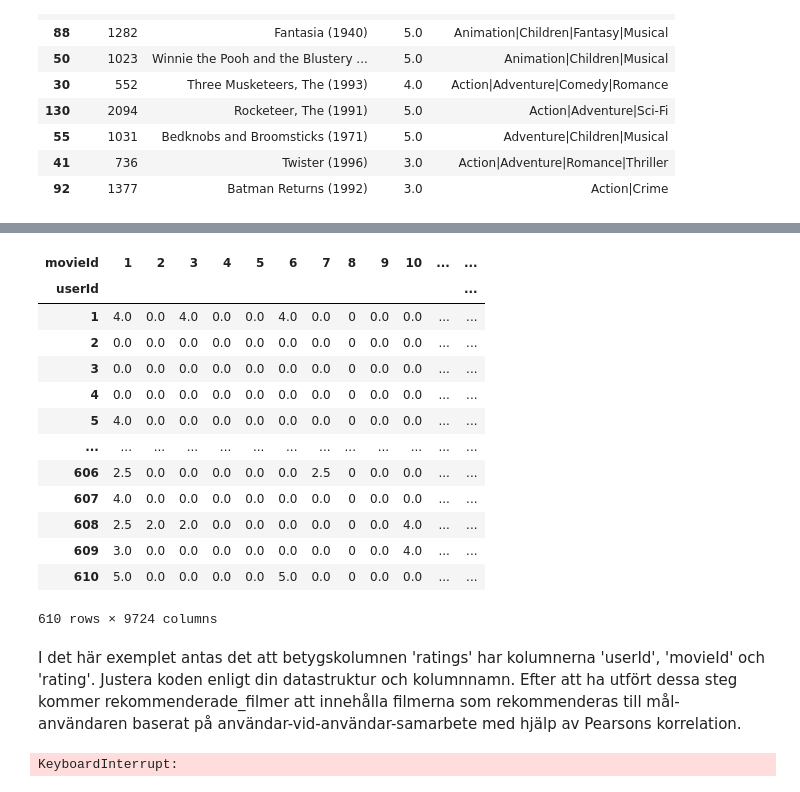
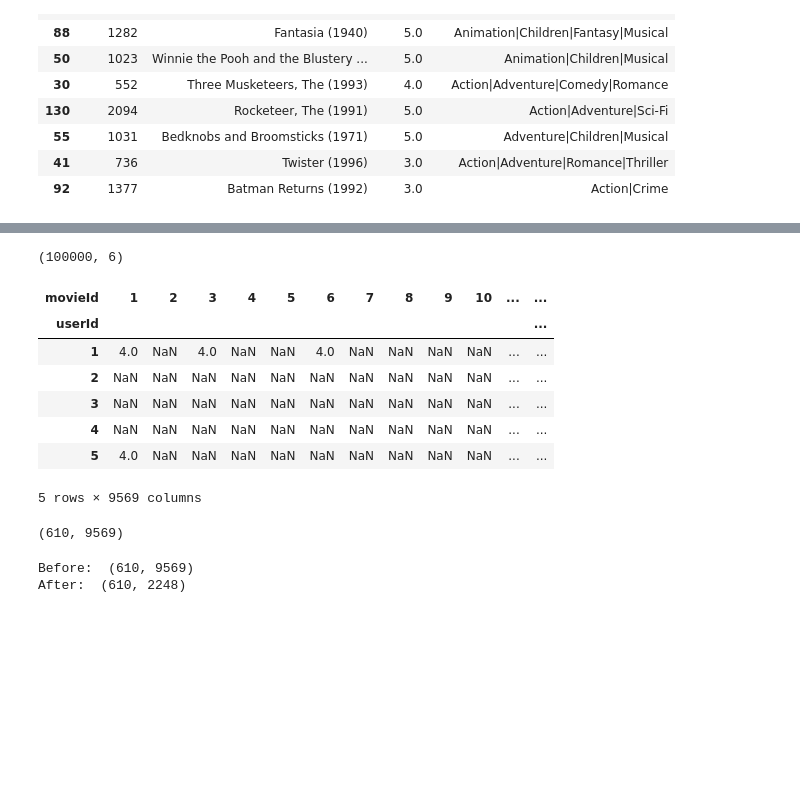
Before and after one commit to Ammar-Man/P1_2023_Decision, a Jupyter notebook: final_project.ipynb, the cells around one changed output, grey strips where cells are left out. Saved outputs shown, nothing was run; the diff lists cells and outputs as text; code cells hidden in the pictures; blank space fills up the shorter version.

```diff
--- a/final_project.ipynb
+++ b/final_project.ipynb
@@ -195,0 +210,5 @@ filtered_df
+# %%
+songs = df
+songs.isnull().sum()
+songsp = songs.transpose()
+songsp.head()
@@ -196,19 +223,17 @@ filtered_df
+# %%
+songstrain = songs.drop(labels = range(100000,100836), axis = 0)
+songstrain.shape
+# %% [output]
+(100000, 6)
 # %%
-# Assuming df is your DataFrame
-user_item_matrix = df.pivot_table(index='userId', columns='movieId', values='rating', fill_value=0)
-user_item_matrix
+songsp = songstrain.pivot_table(index=["userId"],columns=["movieId"],values="rating")
+songsp.head()
 # %% [output]
 | movieId | 1 | 2 | 3 | 4 | 5 | 6 | 7 | 8 | 9 | 10 | ... | ... |
 | userId |  |  |  |  |  |  |  |  |  |  |  | ... |
-| 1 | 4.0 | 0.0 | 4.0 | 0.0 | 0.0 | 4.0 | 0.0 | 0 | 0.0 | 0.0 | ... | ... |
-| 2 | 0.0 | 0.0 | 0.0 | 0.0 | 0.0 | 0.0 | 0.0 | 0 | 0.0 | 0.0 | ... | ... |
-| 3 | 0.0 | 0.0 | 0.0 | 0.0 | 0.0 | 0.0 | 0.0 | 0 | 0.0 | 0.0 | ... | ... |
-| 4 | 0.0 | 0.0 | 0.0 | 0.0 | 0.0 | 0.0 | 0.0 | 0 | 0.0 | 0.0 | ... | ... |
-| 5 | 4.0 | 0.0 | 0.0 | 0.0 | 0.0 | 0.0 | 0.0 | 0 | 0.0 | 0.0 | ... | ... |
-| ... | ... | ... | ... | ... | ... | ... | ... | ... | ... | ... | ... | ... |
-| 606 | 2.5 | 0.0 | 0.0 | 0.0 | 0.0 | 0.0 | 2.5 | 0 | 0.0 | 0.0 | ... | ... |
-| 607 | 4.0 | 0.0 | 0.0 | 0.0 | 0.0 | 0.0 | 0.0 | 0 | 0.0 | 0.0 | ... | ... |
-| 608 | 2.5 | 2.0 | 2.0 | 0.0 | 0.0 | 0.0 | 0.0 | 0 | 0.0 | 4.0 | ... | ... |
-| 609 | 3.0 | 0.0 | 0.0 | 0.0 | 0.0 | 0.0 | 0.0 | 0 | 0.0 | 4.0 | ... | ... |
-| 610 | 5.0 | 0.0 | 0.0 | 0.0 | 0.0 | 5.0 | 0.0 | 0 | 0.0 | 0.0 | ... | ... |
+| 1 | 4.0 | NaN | 4.0 | NaN | NaN | 4.0 | NaN | NaN | NaN | NaN | ... | ... |
+| 2 | NaN | NaN | NaN | NaN | NaN | NaN | NaN | NaN | NaN | NaN | ... | ... |
+| 3 | NaN | NaN | NaN | NaN | NaN | NaN | NaN | NaN | NaN | NaN | ... | ... |
+| 4 | NaN | NaN | NaN | NaN | NaN | NaN | NaN | NaN | NaN | NaN | ... | ... |
+| 5 | 4.0 | NaN | NaN | NaN | NaN | NaN | NaN | NaN | NaN | NaN | ... | ... |
-610 rows × 9724 columns
+5 rows × 9569 columns
@@ -241,26 +239,0 @@ recommended_movies = movies_liked_by_similar_users[~movies_liked_by_similar_user
-# %% [markdown]
-I det här exemplet antas det att betygskolumnen 'ratings' har kolumnerna 'userId', 'movieId' och 'rating'. Justera koden enligt din datastruktur och kolumnnamn. Efter att ha utfört dessa steg kommer rekommenderade_filmer att innehålla filmerna som rekommenderas till mål-användaren baserat på användar-vid-användar-samarbete med hjälp av Pearsons korrelation.
-# %%
-from scipy.stats import pearsonr
-
-num_users = user_item_matrix.shape[0]
-user_similarity = np.zeros((num_users, num_users))
-
-for i in range(num_users):
-    for j in range(i, num_users):
-        if i == j:
-            user_similarity[i][j] = 1.0  # Similarity with itself is 1
-        else:
-            common_items = [
-                item for item in range(user_item_matrix.shape[1])
-                if user_item_matrix.iloc[i, item] != 0 and user_item_matrix.iloc[j, item] != 0
-            ]
-
-            if len(common_items) >= 2:  # Ensure there are at least 2 common items for correlation calculation
-                user_similarity[i][j], _ = pearsonr(
-                    user_item_matrix.iloc[i, common_items],
-                    user_item_matrix.iloc[j, common_items]
-                )
-                user_similarity[j][i] = user_similarity[i][j]
-# %% [output]
-KeyboardInterrupt:
@@ -280,0 +240,13 @@ get_user_user_recommendations(target_user_id,user_item_matrix)
+# %%
+songsp.shape
+# %% [output]
+(610, 9569)
+# %%
+print("Before: ",songsp.shape)
+songsp = songsp.dropna(thresh=10, axis=1).fillna(0,axis=1)
+
+#userRatings.fillna(0, inplace=True)
+print("After: ",songsp.shape)
+# %% [output]
+Before:  (610, 9569)
+After:  (610, 2248)
```
Also changed, not shown: parts of 13 cells of this notebook, 1 other file.
